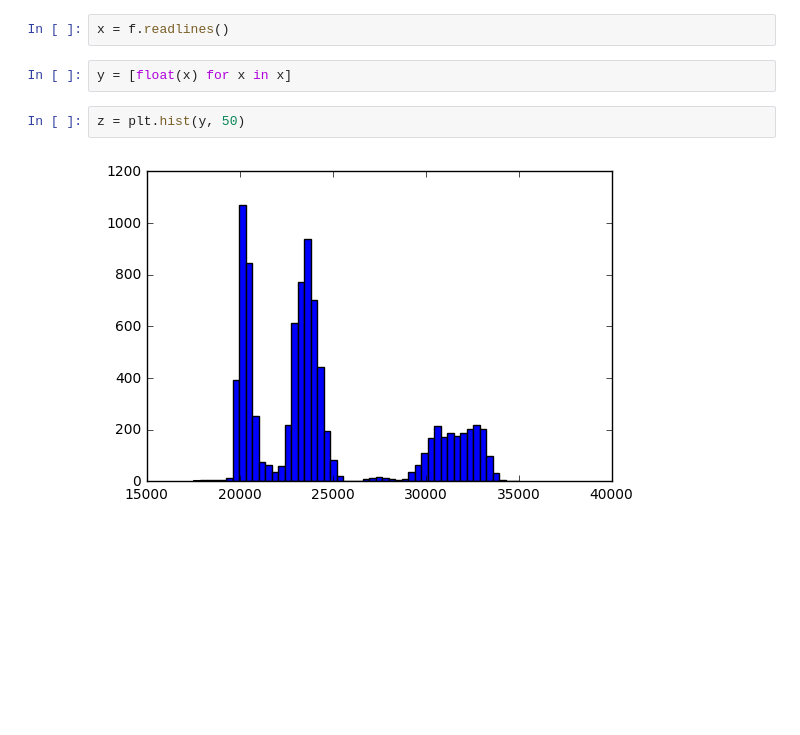
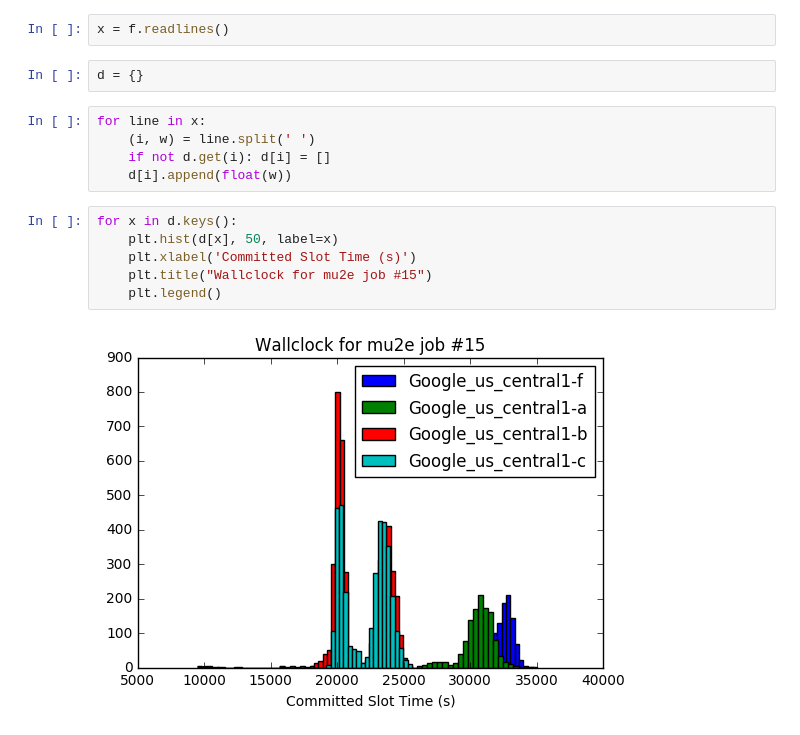
Before and after one commit to holzman/jupyter, a Jupyter notebook: mu2e.ipynb, the cells around one changed output. Cells and saved outputs as stored; diff of their text form; blank space fills up the shorter version.

Commit message:
wallclock by region

```diff
--- a/mu2e.ipynb
+++ b/mu2e.ipynb
@@ -4,9 +6,18 @@ import matplotlib.pyplot as plt
 f = open('wallclock.txt')
 # %%
 x = f.readlines()
-# %%
-y = [float(x) for x in x]
-# %%
-z = plt.hist(y, 50)
-# %% [output]
-[figure, removed]
+# %%
+d = {}
+# %%
+for line in x:
+    (i, w) = line.split(' ')
+    if not d.get(i): d[i] = []
+    d[i].append(float(w))
+# %%
+for x in d.keys():
+    plt.hist(d[x], 50, label=x)
+    plt.xlabel('Committed Slot Time (s)')
+    plt.title("Wallclock for mu2e job #15")
+    plt.legend()
+# %% [output]
+[figure, added]
```
Also changed, not shown: parts of 1 cell of this notebook.
